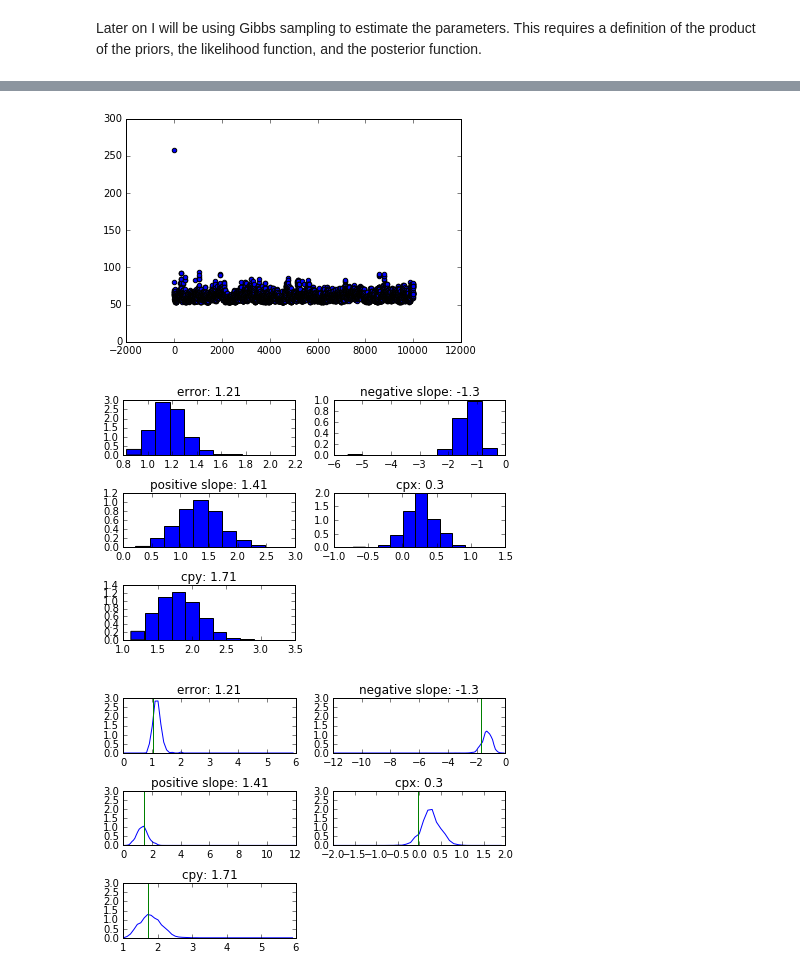
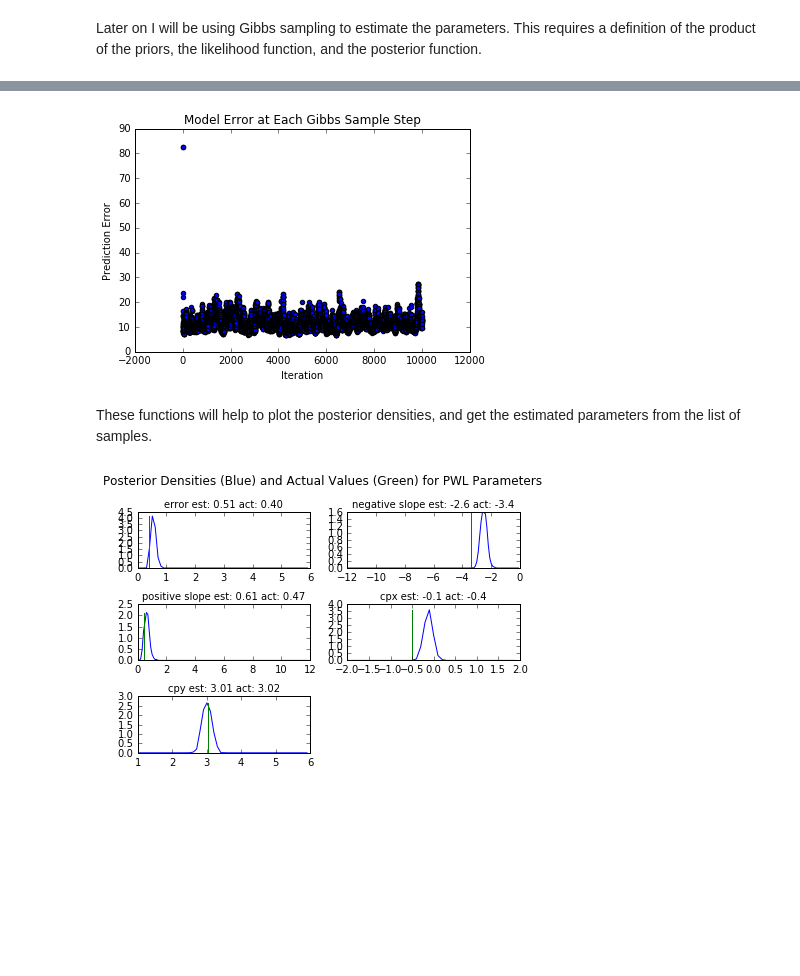
Before and after one commit to brockmoir/Projects, a Jupyter notebook: BayesianPWL/BayesianPWLModel.ipynb, the cells around one changed output, grey strips where cells are left out. Drawn from its saved outputs; the diff is of its cells as text; code cells hidden in the pictures; blank space fills up the shorter version.

```diff
--- a/BayesianPWL/BayesianPWLModel.ipynb
+++ b/BayesianPWL/BayesianPWLModel.ipynb
@@ -109,6 +113,9 @@ def gibbs_sampled_list(x, y, n_samples, initial_params = None):
             errors.append(np.sum([(yi-PWL(xi, candidate_params))**2 for xi, yi in zip(x, y)]))
             i += 1
     plt.scatter(range(len(errors)), errors)
+    plt.ylabel("Prediction Error")
+    plt.xlabel("Iteration")
+    plt.title("Model Error at Each Gibbs Sample Step")
     plt.show()
     return sampled_params
 
@@ -144,7 +151,9 @@ Typically one needs to allow for a burn in period when using MCMC methods.  The
 # %%
-sampled_list = gibbs_sampled_list(x=rand_x, y=y, n_samples=10000, initial_params = rand_params)
+sampled_list = gibbs_sampled_list(x=rand_x, y=y, n_samples=10000)
 # %% [output]
-[figure, old version]
+[figure, new version]
+# %% [markdown]
+These functions will help to plot the posterior densities, and get the estimated parameters from the list of samples.
 # %%
 def get_one_dim_pdf(samples_list, index):
     return [sample[index] for sample in samples_list]
@@ -157,34 +166,22 @@ def get_estimated_params(samples_list):
         params
     return params
 # %%
-fig2 = plt.figure()
-sub_list = sampled_list
+fig3 = plt.figure()
+sub_list = sampled_list[100:]
 estimated_params = get_estimated_params(sub_list)
 
 for index in range(len(params_list)):
-    ax = fig2.add_subplot(3,2,index+1)
-    fig2.tight_layout()
-    ax.hist(get_one_dim_pdf(sub_list, index = index), normed=True)
-    ax.set_title(str(params_list[index].name) + ": " + str(estimated_params[index]))
+    ax = fig3.add_subplot(3,2,index+1)
+    density = gaussian_kde(get_one_dim_pdf(sub_list, index))
+    densities = list(density(params_list[index].prange))
+    line1= ax.plot(params_list[index].prange, densities)
+    line2 = ax.plot((rand_params[index], rand_params[index]), (0, density(estimated_params[index])), "green")
+    ax.set_title(str(params_list[index].name) + " est: " + str(estimated_params[index]) + " act: " + str(rand_params[index])[0:4], fontsize=10)
+fig3.suptitle('Posterior Densities (Blue) and Actual Values (Green) for PWL Parameters', y=1.05, fontsize=12)
+fig3.tight_layout()
 
 plt.show()
 # %% [output]
-[figure, old version]
+[figure, new version]
-# %%
-fig3 = plt.figure()
-estimated_params = get_estimated_params(sub_list)
-
-for index in range(len(params_list)):
-    ax = fig3.add_subplot(3,2,index+1)
-    fig3.tight_layout()
-    density = gaussian_kde(get_one_dim_pdf(sub_list, index))
-    densities = list(gaussian_kde(get_one_dim_pdf(sub_list, index))(params_list[index].prange))
-    ax.plot(params_list[index].prange, densities)
-    ax.plot((rand_params[index], rand_params[index]), (0, 3), "green")
-    ax.set_title(str(params_list[index].name) + ": " + str(estimated_params[index]))
-
-plt.show()
-# %% [output]
-[figure, removed]
 # %%
 plt.scatter(rand_x, y)
```
Also changed, not shown: parts of 6 cells of this notebook.
